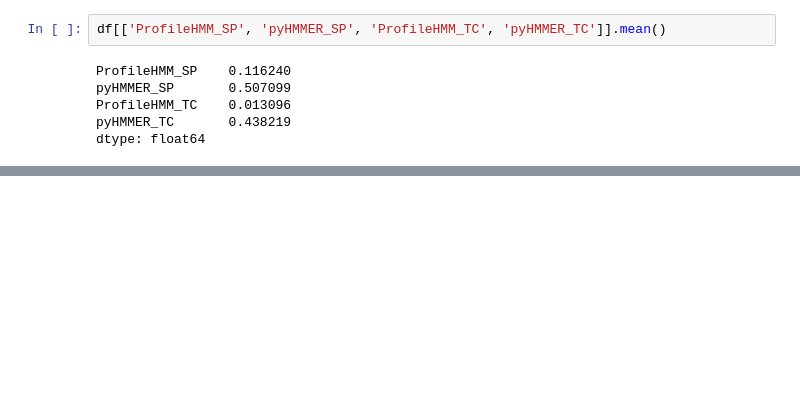
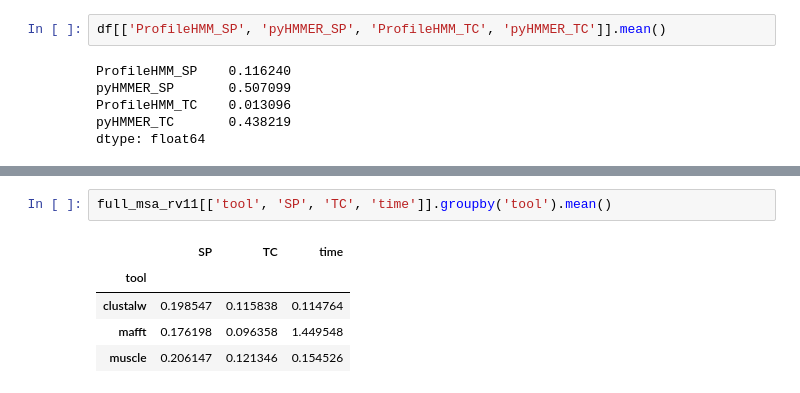
Before and after one commit to davelil4/MSA-Comparisons, a Jupyter notebook: Final_Proj_Clean.ipynb, the cells around one changed output, grey strips where cells are left out. Saved outputs shown, nothing was run; the diff lists cells and outputs as text; blank space fills up the shorter version.

```diff
--- a/Final_Proj_Clean.ipynb
+++ b/Final_Proj_Clean.ipynb
@@ -1442,0 +1918,8 @@ compare_files('bb3_release/RV11/BB11002.tfa', 'bb3_release/RV11/BB11003.fasta')
+# %%
+full_msa_rv11[['tool', 'SP', 'TC', 'time']].groupby('tool').mean()
+# %% [output]
+|  | SP | TC | time |
+| tool |  |  |  |
+| clustalw | 0.198547 | 0.115838 | 0.114764 |
+| mafft | 0.176198 | 0.096358 | 1.449548 |
+| muscle | 0.206147 | 0.121346 | 0.154526 |
```
Also changed, not shown: parts of 28 cells of this notebook, 20 other files.
